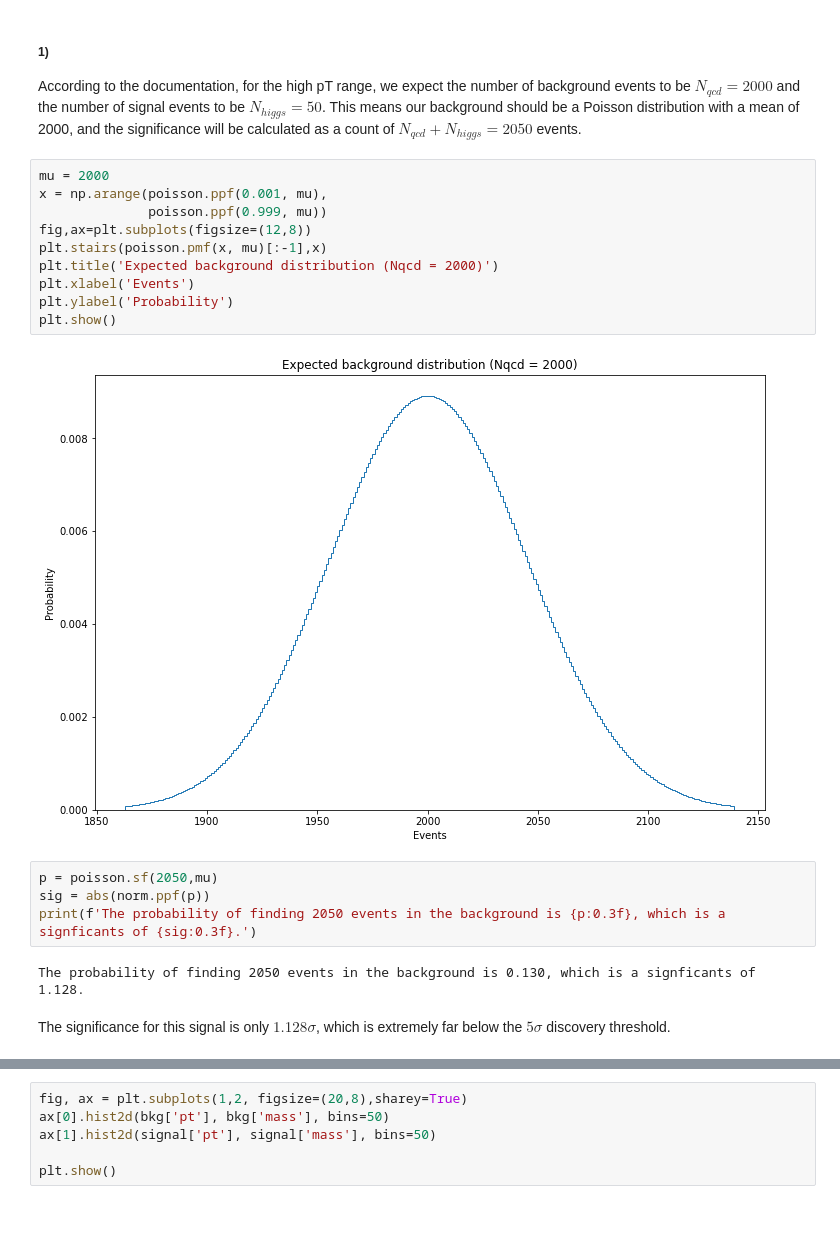
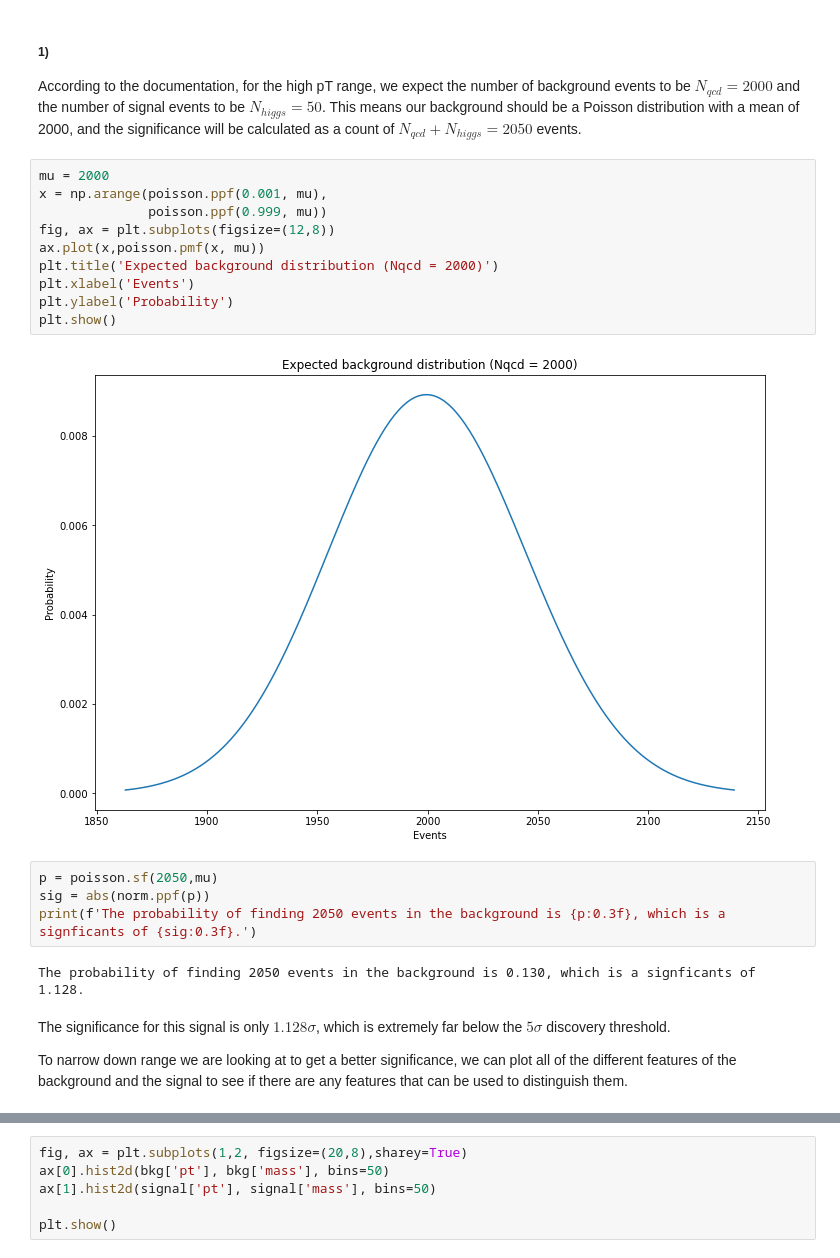
Before and after one commit to pgwart/PHYS434, a Jupyter notebook: lab5.ipynb, the cells around one changed output, grey strips where cells are left out. Drawn from its saved outputs; the diff is of its cells as text; blank space fills up the shorter version.

```diff
--- a/lab5.ipynb
+++ b/lab5.ipynb
@@ -34,15 +35,15 @@ According to the documentation, for the high pT range, we expect the number of b
 # %%
 mu = 2000
 x = np.arange(poisson.ppf(0.001, mu),
               poisson.ppf(0.999, mu))
-fig,ax=plt.subplots(figsize=(12,8))
-plt.stairs(poisson.pmf(x, mu)[:-1],x)
+fig, ax = plt.subplots(figsize=(12,8))
+ax.plot(x,poisson.pmf(x, mu))
 plt.title('Expected background distribution (Nqcd = 2000)')
 plt.xlabel('Events')
 plt.ylabel('Probability')
 plt.show()
 # %% [output]
-[figure, old version]
+[figure, new version]
 # %%
 p = poisson.sf(2050,mu)
 sig = abs(norm.ppf(p))
@@ -51,3 +52,5 @@ print(f'The probability of finding 2050 events in the background is {p:0.3f}, wh
 The probability of finding 2050 events in the background is 0.130, which is a signficants of 1.128.
 # %% [markdown]
 The significance for this signal is only $1.128\sigma$, which is extremely far below the $5\sigma$ discovery threshold.
+
+To narrow down range we are looking at to get a better significance, we can plot all of the different features of the background and the signal to see if there are any features that can be used to distinguish them.
```
Also changed, not shown: parts of 7 cells of this notebook.
